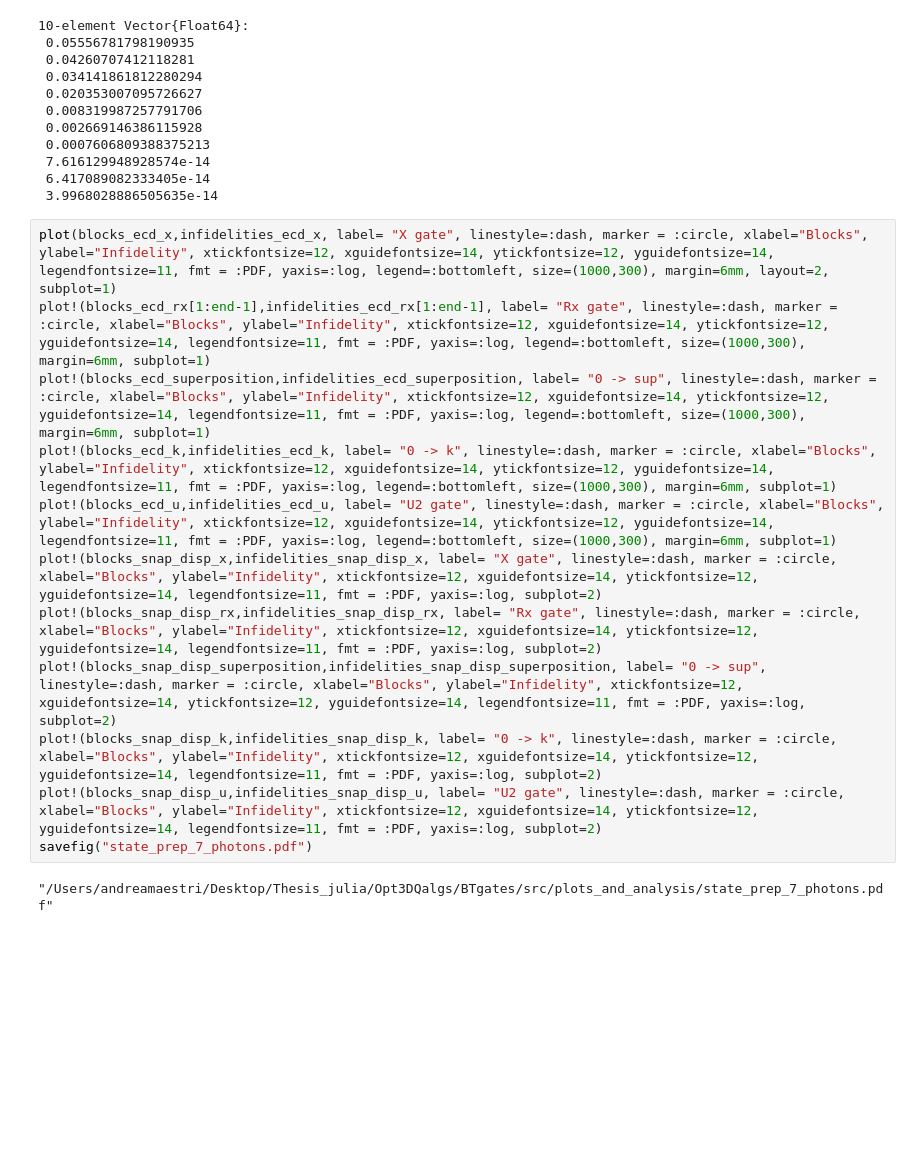
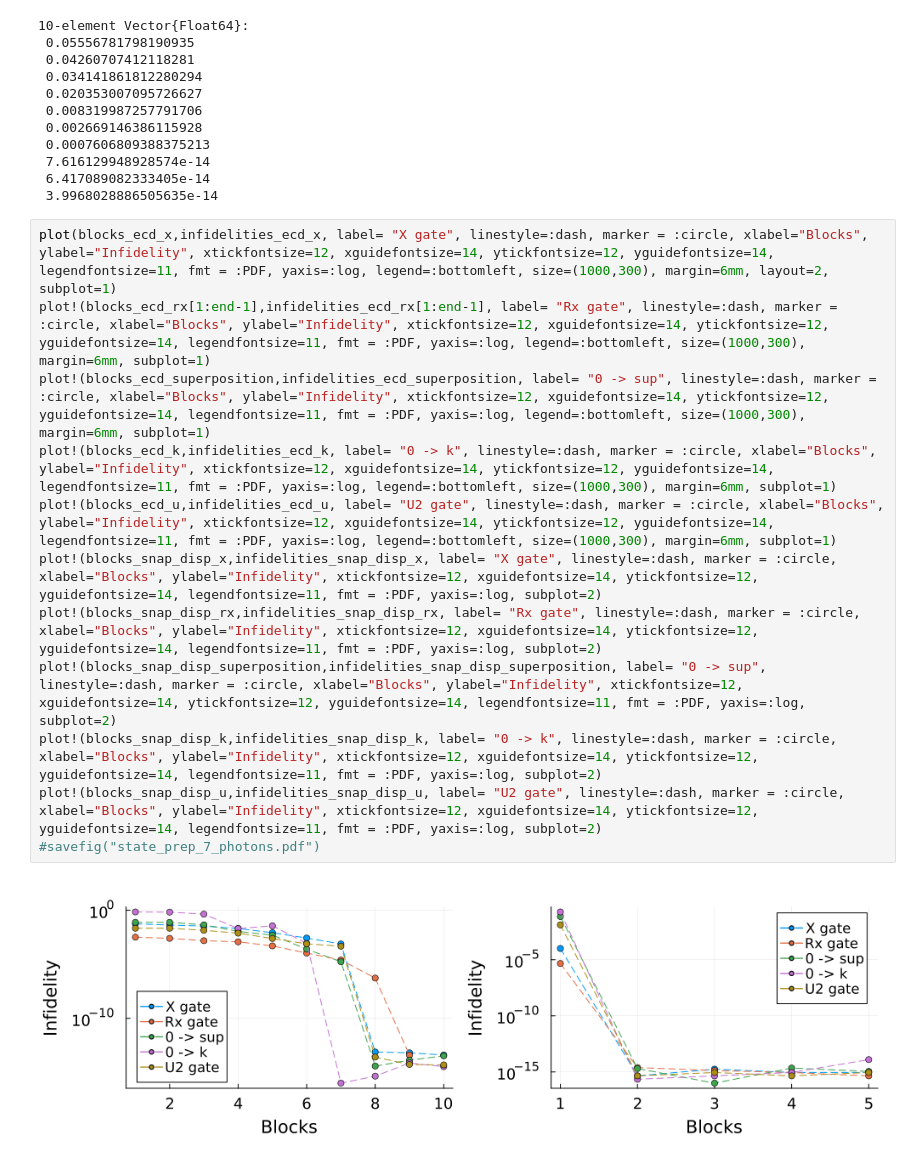
Before and after one commit to AndreaMaestri18/Opt3DQalgs, a Jupyter notebook: BTgates/src/plots_and_analysis/infidelity_comparison_plots_state_prep.ipynb, the cells around one changed output. Drawn from its saved outputs; the diff is of its cells as text; blank space fills up the shorter version.

```diff
--- a/BTgates/src/plots_and_analysis/infidelity_comparison_plots_state_prep.ipynb
+++ b/BTgates/src/plots_and_analysis/infidelity_comparison_plots_state_prep.ipynb
@@ -56,14 +56,14 @@ infidelities_ecd_x
 # %%
 plot(blocks_ecd_x,infidelities_ecd_x, label= "X gate", linestyle=:dash, marker = :circle, xlabel="Blocks", ylabel="Infidelity", xtickfontsize=12, xguidefontsize=14, ytickfontsize=12, yguidefontsize=14, legendfontsize=11, fmt = :PDF, yaxis=:log, legend=:bottomleft, size=(1000,300), margin=6mm, layout=2, subplot=1)
 plot!(blocks_ecd_rx[1:end-1],infidelities_ecd_rx[1:end-1], label= "Rx gate", linestyle=:dash, marker = :circle, xlabel="Blocks", ylabel="Infidelity", xtickfontsize=12, xguidefontsize=14, ytickfontsize=12, yguidefontsize=14, legendfontsize=11, fmt = :PDF, yaxis=:log, legend=:bottomleft, size=(1000,300), margin=6mm, subplot=1)
 plot!(blocks_ecd_superposition,infidelities_ecd_superposition, label= "0 -> sup", linestyle=:dash, marker = :circle, xlabel="Blocks", ylabel="Infidelity", xtickfontsize=12, xguidefontsize=14, ytickfontsize=12, yguidefontsize=14, legendfontsize=11, fmt = :PDF, yaxis=:log, legend=:bottomleft, size=(1000,300), margin=6mm, subplot=1)
 plot!(blocks_ecd_k,infidelities_ecd_k, label= "0 -> k", linestyle=:dash, marker = :circle, xlabel="Blocks", ylabel="Infidelity", xtickfontsize=12, xguidefontsize=14, ytickfontsize=12, yguidefontsize=14, legendfontsize=11, fmt = :PDF, yaxis=:log, legend=:bottomleft, size=(1000,300), margin=6mm, subplot=1)
 plot!(blocks_ecd_u,infidelities_ecd_u, label= "U2 gate", linestyle=:dash, marker = :circle, xlabel="Blocks", ylabel="Infidelity", xtickfontsize=12, xguidefontsize=14, ytickfontsize=12, yguidefontsize=14, legendfontsize=11, fmt = :PDF, yaxis=:log, legend=:bottomleft, size=(1000,300), margin=6mm, subplot=1)
 plot!(blocks_snap_disp_x,infidelities_snap_disp_x, label= "X gate", linestyle=:dash, marker = :circle, xlabel="Blocks", ylabel="Infidelity", xtickfontsize=12, xguidefontsize=14, ytickfontsize=12, yguidefontsize=14, legendfontsize=11, fmt = :PDF, yaxis=:log, subplot=2)
 plot!(blocks_snap_disp_rx,infidelities_snap_disp_rx, label= "Rx gate", linestyle=:dash, marker = :circle, xlabel="Blocks", ylabel="Infidelity", xtickfontsize=12, xguidefontsize=14, ytickfontsize=12, yguidefontsize=14, legendfontsize=11, fmt = :PDF, yaxis=:log, subplot=2)
 plot!(blocks_snap_disp_superposition,infidelities_snap_disp_superposition, label= "0 -> sup", linestyle=:dash, marker = :circle, xlabel="Blocks", ylabel="Infidelity", xtickfontsize=12, xguidefontsize=14, ytickfontsize=12, yguidefontsize=14, legendfontsize=11, fmt = :PDF, yaxis=:log, subplot=2)
 plot!(blocks_snap_disp_k,infidelities_snap_disp_k, label= "0 -> k", linestyle=:dash, marker = :circle, xlabel="Blocks", ylabel="Infidelity", xtickfontsize=12, xguidefontsize=14, ytickfontsize=12, yguidefontsize=14, legendfontsize=11, fmt = :PDF, yaxis=:log, subplot=2)
 plot!(blocks_snap_disp_u,infidelities_snap_disp_u, label= "U2 gate", linestyle=:dash, marker = :circle, xlabel="Blocks", ylabel="Infidelity", xtickfontsize=12, xguidefontsize=14, ytickfontsize=12, yguidefontsize=14, legendfontsize=11, fmt = :PDF, yaxis=:log, subplot=2)
-savefig("state_prep_7_photons.pdf")
+#savefig("state_prep_7_photons.pdf")
 # %% [output]
-"/Users/andreamaestri/Desktop/Thesis_julia/Opt3DQalgs/BTgates/src/plots_and_analysis/state_prep_7_photons.pdf"
+[figure, added]
```
Also changed, not shown: 14 other files.
